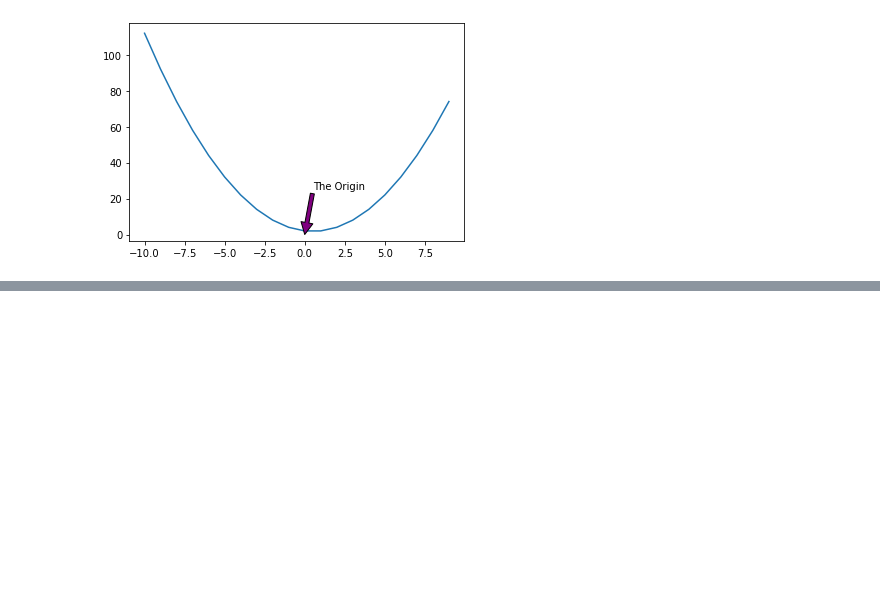
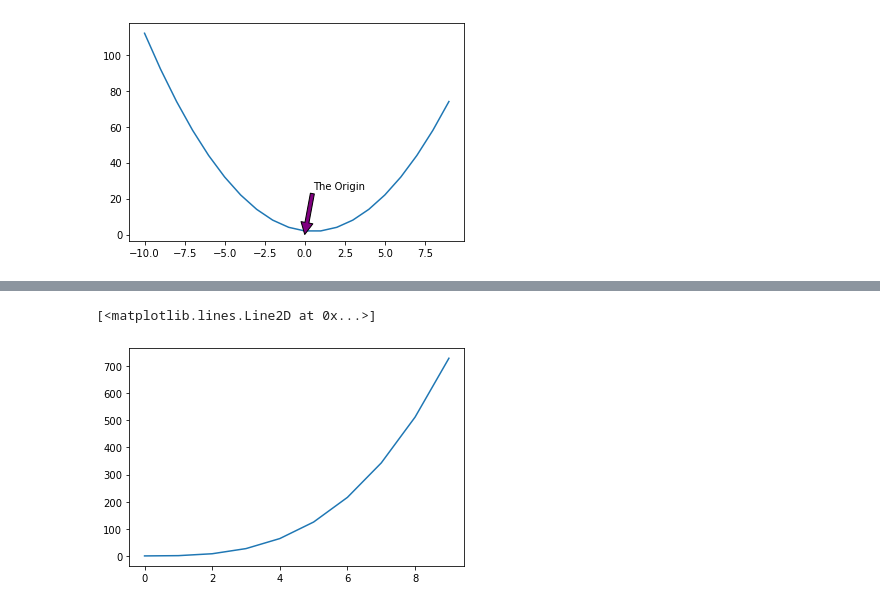
Before and after one commit to mindyshiben/numpy-pandas-visualization-exercises, a Jupyter notebook: matplotlib_exercises.ipynb, the cells around one changed output, grey strips where cells are left out. Cells and saved outputs as stored; diff of their text form; code cells hidden in the pictures; blank space fills up the shorter version.

```diff
--- a/matplotlib_exercises.ipynb
+++ b/matplotlib_exercises.ipynb
@@ -43,0 +37,10 @@ plt.plot(x,y)
+# %%
+# y = x**3
+
+x2 = range(0,10)
+y2 = [n**3 for n in x2]
+
+plt.plot(x2,y2)
+# %% [output]
+[<matplotlib.lines.Line2D at 0x...>]
+[figure, added]
```
Also changed, not shown: parts of 5 cells of this notebook, 3 other files.
